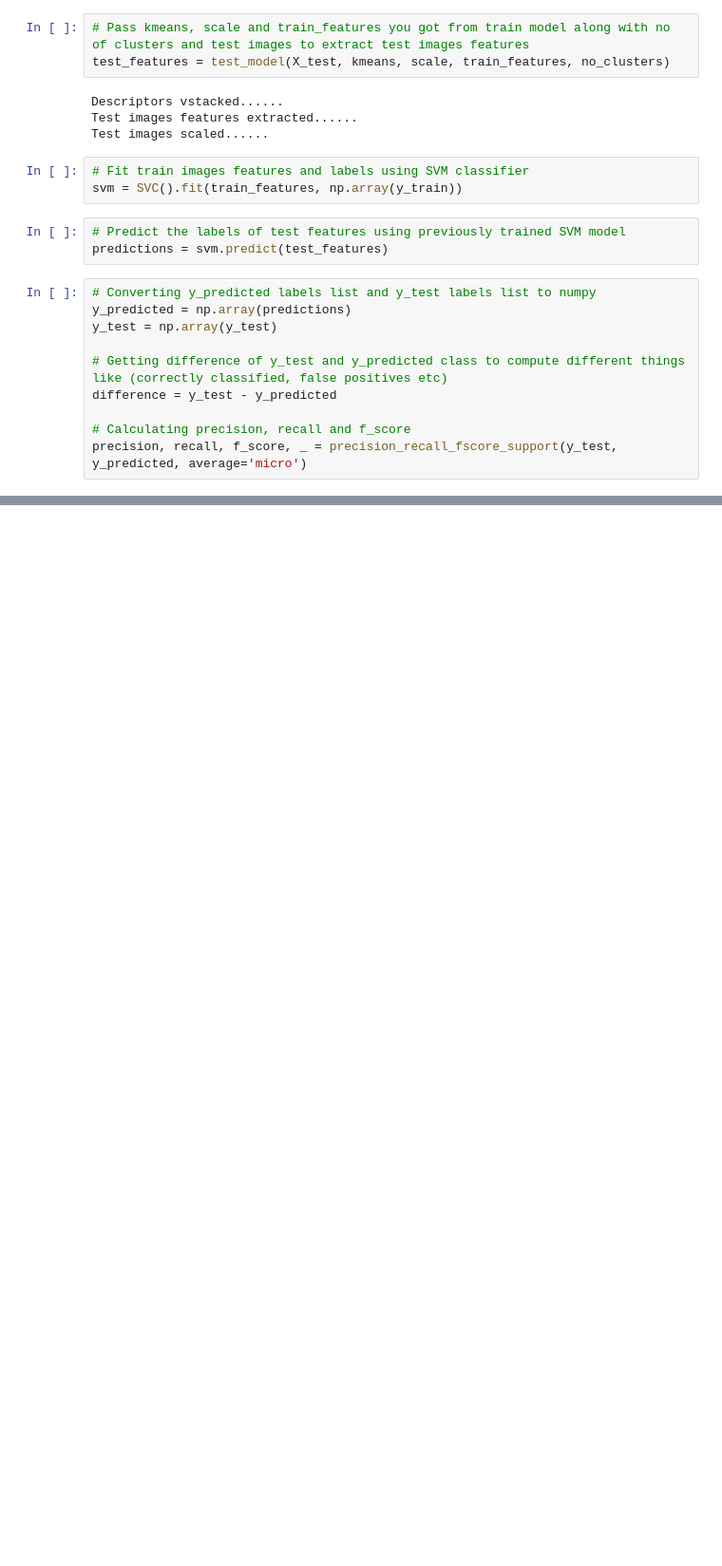
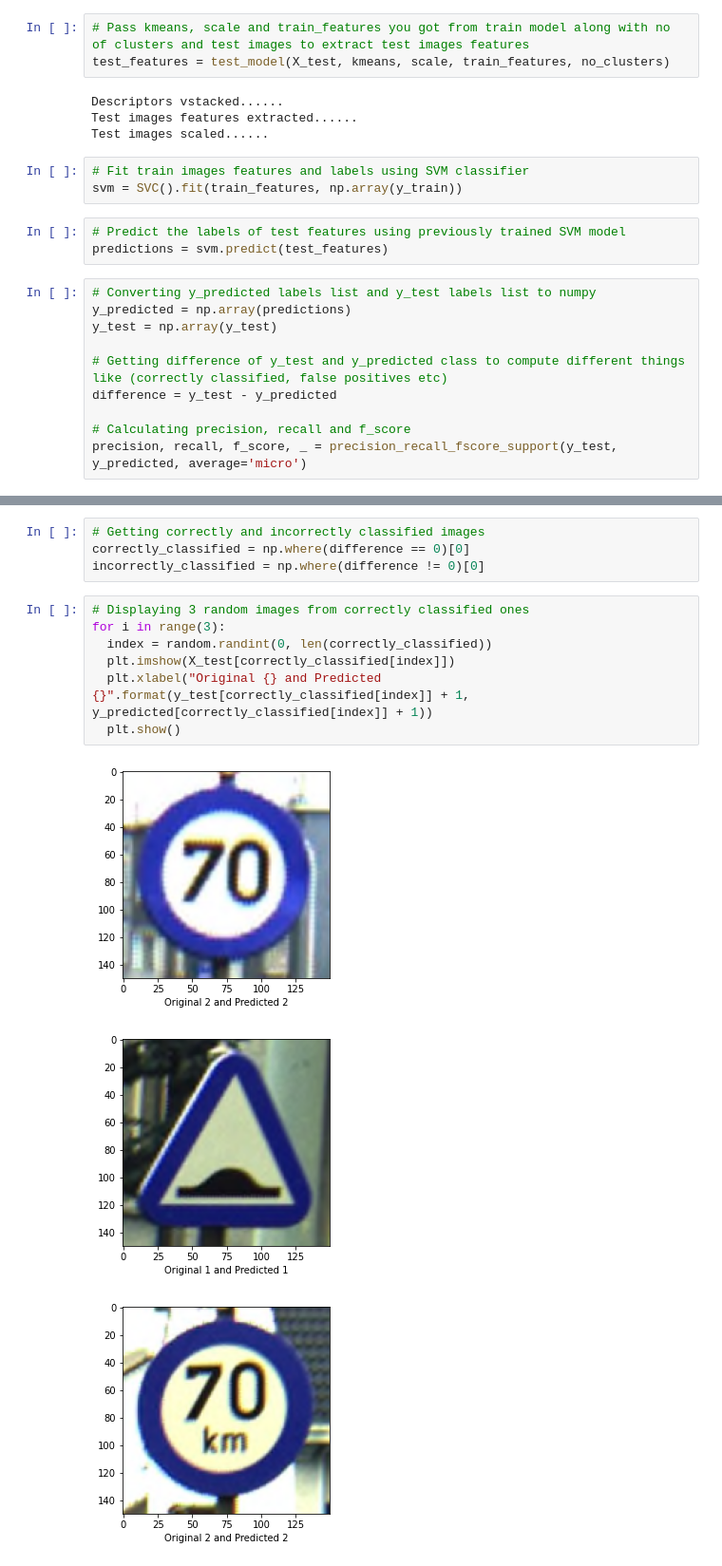
Before and after one commit to imsadia/ComputerVisionAssignment01, a Jupyter notebook: SADIA_364398.ipynb, the cells around one changed output, grey strips where cells are left out. Shown: that part at 95% size. Drawn from its saved outputs; the diff is of its cells as text; blank space fills up the shorter version.

Commit message:
Correct and incorrect classified images displayed

```diff
--- a/SADIA_364398.ipynb
+++ b/SADIA_364398.ipynb
@@ -280,0 +281,15 @@ Accuracy: 0.810
+# %%
+# Getting correctly and incorrectly classified images
+correctly_classified = np.where(difference == 0)[0]
+incorrectly_classified = np.where(difference != 0)[0]
+# %%
+# Displaying 3 random images from correctly classified ones
+for i in range(3):
+  index = random.randint(0, len(correctly_classified))
+  plt.imshow(X_test[correctly_classified[index]])
+  plt.xlabel("Original {} and Predicted {}".format(y_test[correctly_classified[index]] + 1, y_predicted[correctly_classified[index]] + 1))
+  plt.show()
+# %% [output]
+[figure, added]
+[figure, added]
+[figure, added]
```
Also changed, not shown: parts of 4 cells of this notebook.
